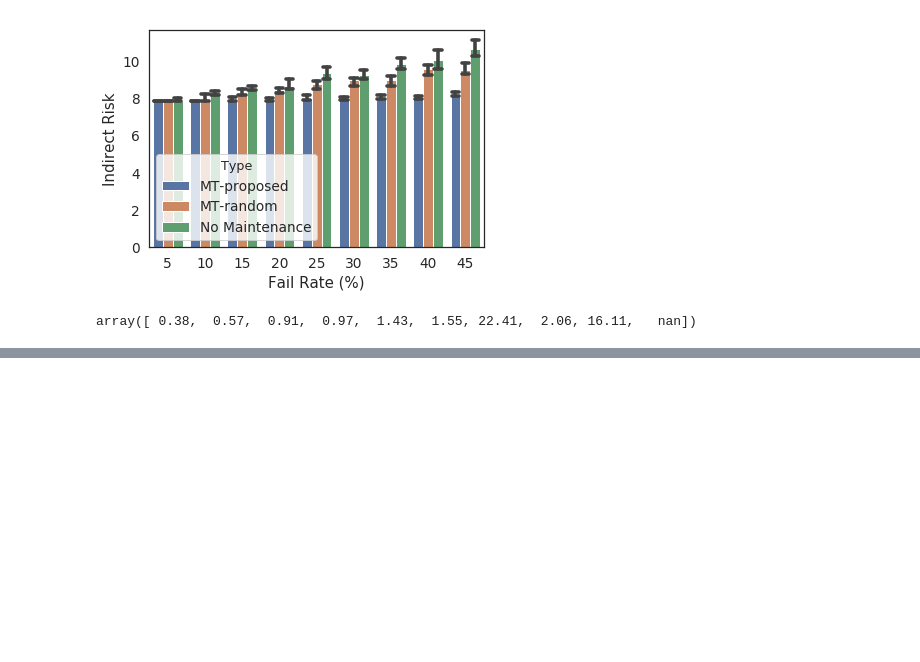
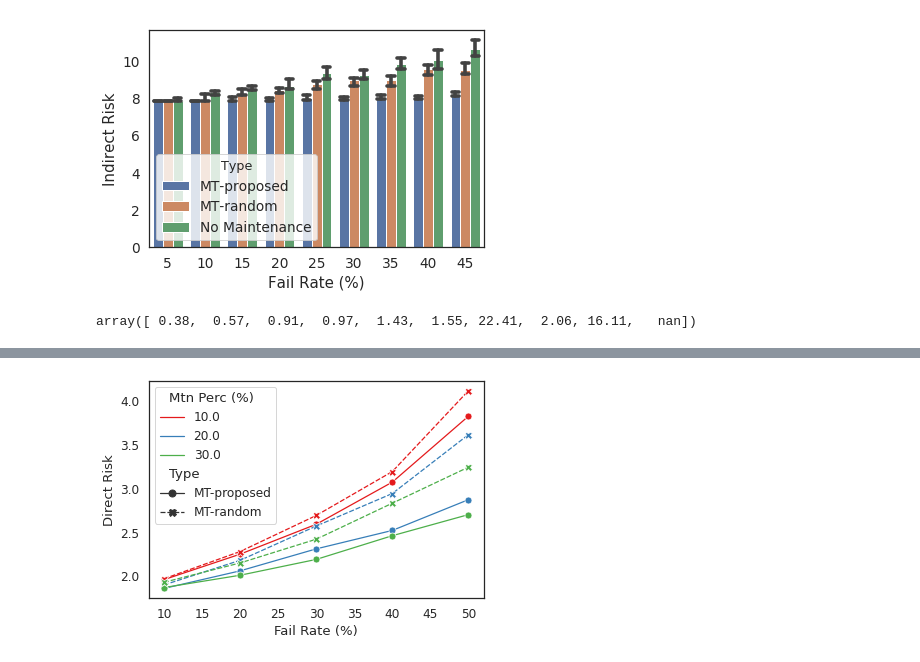
Before and after one commit to rewu1993/wdn_valves, a Jupyter notebook: valve_maintenance.ipynb, the cells around one changed output, grey strips where cells are left out. Saved outputs shown, nothing was run; the diff lists cells and outputs as text; code cells hidden in the pictures; blank space fills up the shorter version.

```diff
--- a/valve_maintenance.ipynb
+++ b/valve_maintenance.ipynb
@@ -358,0 +487,27 @@ array([ 0.38,  0.57,  0.91,  0.97,  1.43,  1.55, 22.41,  2.06, 16.11,   nan])
+# %%
+def get_plot_df(mt_perc,direct,indirect,vtype):
+    direct_risks,indirect_risks,tot_risks = [],[],[]
+    fail_rate_list,maintain_perc_list = [], []
+    for p, direct,indirect in zip(mt_perc,direct,indirect):
+        direct_risks += direct
+        indirect_risks += indirect
+        fail_rate_list += list(rates)
+        maintain_perc_list += len(direct)*[p*100]
+
+    df_dict = {'Direct Risk': direct_risks,
+                   'Indirect Risk': indirect_risks,
+                   'Fail Rate (%)':fail_rate_list,
+                   'Mtn Perc (%)': maintain_perc_list,
+               'Type': len(direct_risks)*[vtype]
+        }
+    df_risk = pd.DataFrame.from_dict(df_dict)
+    return df_risk
+# %%
+valving_types = ['MT-proposed','MT-random']
+directs = [direct_proposed_list,direct_random_list]
+indirects = [indirect_proposed_list,indirect_random_list]
+df_risk = []
+for direct,indirect,vtype in zip(directs,indirects,valving_types):
+    df = get_plot_df(maintain_percs,direct,indirect,vtype)
+    df_risk.append(df)
+df_risk = pd.concat(df_risk,ignore_index = True)
@@ -358,0 +517,10 @@ array([ 0.38,  0.57,  0.91,  0.97,  1.43,  1.55, 22.41,  2.06, 16.11,   nan])
+# %%
+selected_df = df_risk[df_risk['Mtn Perc (%)'].isin([10.0,20.0,30.0])]
+sns.set(font_scale=1.1,rc={"lines.linewidth": 1.25,'lines.markersize': 7})
+sns.set_style("white")
+# %%
+sns.lineplot(data=selected_df,x='Fail Rate (%)',y = 'Direct Risk' ,
+             hue = 'Mtn Perc (%)', style = "Type",palette="Set1",markers=True)
+plt.savefig("./maintain_figures/rh_various_size_direct.png",bbox_inches='tight',dpi=300)
+# %% [output]
+[figure, added]
```
Also changed, not shown: parts of 12 cells of this notebook, 2 other files.
